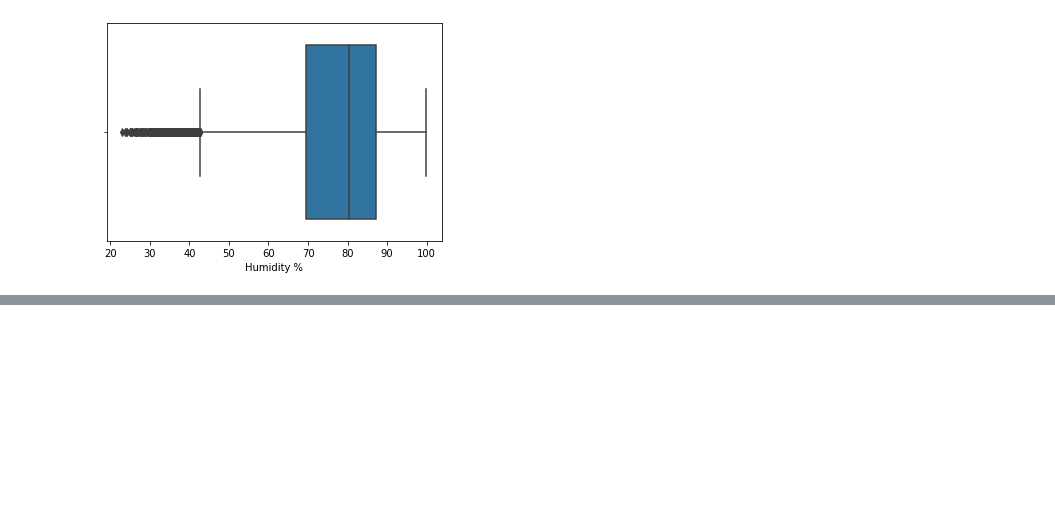
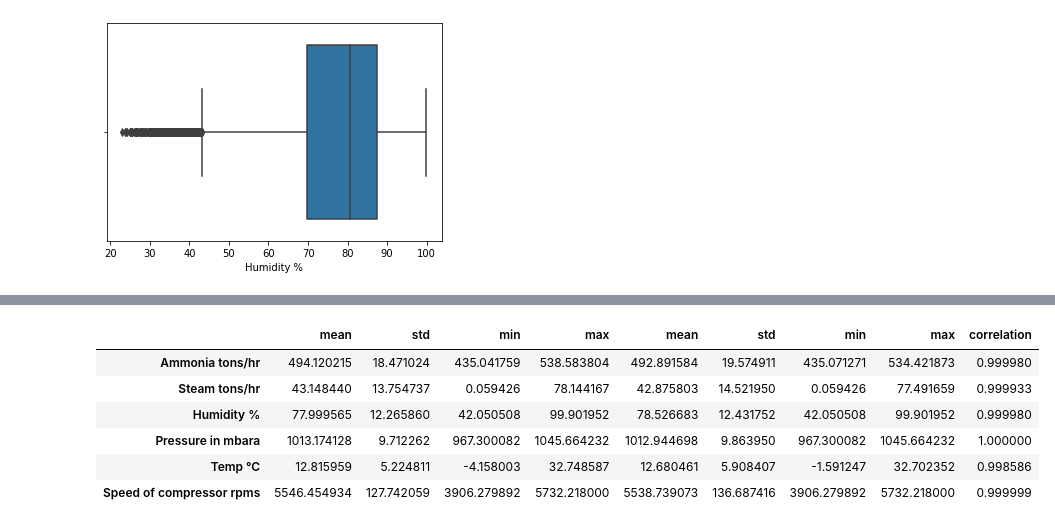
Before and after one commit to MurtazaJ/yara_challenge, a Jupyter notebook: visualisations.ipynb, the cells around one changed output, grey strips where cells are left out. Saved outputs shown, nothing was run; the diff lists cells and outputs as text; code cells hidden in the pictures; blank space fills up the shorter version.

```diff
--- a/visualisations.ipynb
+++ b/visualisations.ipynb
@@ -375,0 +494,24 @@ ValueError: The truth value of a Series is ambiguous. Use a.empty, a.bool(), a.i
+# %%
+def compare_to_baseline(baseline, test_baseline):
+    p_threshold = 0.6
+    n_threshold = -0.6
+    compare_results = pd.concat([pd.DataFrame.from_dict(baseline, orient = 'index'), pd.DataFrame.from_dict(test_baseline,orient = 'index')], axis = 1)
+    if pd.DataFrame.from_dict(baseline).equals(pd.DataFrame.from_dict(test_baseline)):
+        print('The data is similar to the baseline')
+    else:
+        compare_results['correlation'] = (pd.DataFrame.from_dict(baseline, orient = 'index')).corrwith(pd.DataFrame.from_dict(test_baseline,orient = 'index'), axis = 1)
+        for index, i in enumerate(compare_results['correlation']):
+            if n_threshold <i < p_threshold:
+                print(f'Warning: The statistics of the data do not agree with the baseline for {compare_results.T.keys()[index]}')
+    return compare_results
+
+results = compare_to_baseline(baseline,baseline_test)
+results
+# %% [output]
+|  | mean | std | min | max | mean | std | min | max | correlation |
+| Ammonia tons/hr | 494.120215 | 18.471024 | 435.041759 | 538.583804 | 492.891584 | 19.574911 | 435.071271 | 534.421873 | 0.999980 |
+| Steam tons/hr | 43.148440 | 13.754737 | 0.059426 | 78.144167 | 42.875803 | 14.521950 | 0.059426 | 77.491659 | 0.999933 |
+| Humidity % | 77.999565 | 12.265860 | 42.050508 | 99.901952 | 78.526683 | 12.431752 | 42.050508 | 99.901952 | 0.999980 |
+| Pressure in mbara | 1013.174128 | 9.712262 | 967.300082 | 1045.664232 | 1012.944698 | 9.863950 | 967.300082 | 1045.664232 | 1.000000 |
+| Temp °C | 12.815959 | 5.224811 | -4.158003 | 32.748587 | 12.680461 | 5.908407 | -1.591247 | 32.702352 | 0.998586 |
+| Speed of compressor rpms | 5546.454934 | 127.742059 | 3906.279892 | 5732.218000 | 5538.739073 | 136.687416 | 3906.279892 | 5732.218000 | 0.999999 |
```
Also changed, not shown: parts of 46 cells of this notebook, 5 other files.
